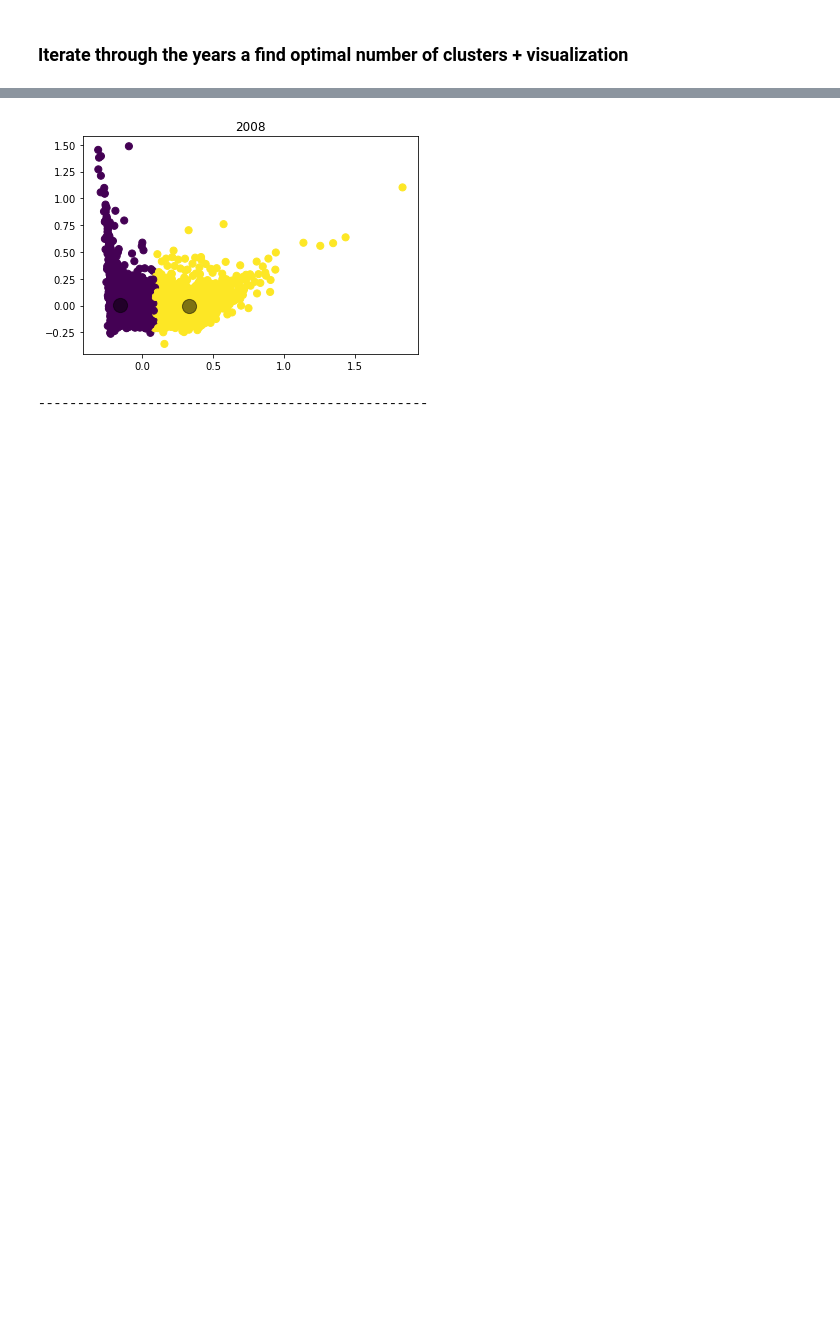
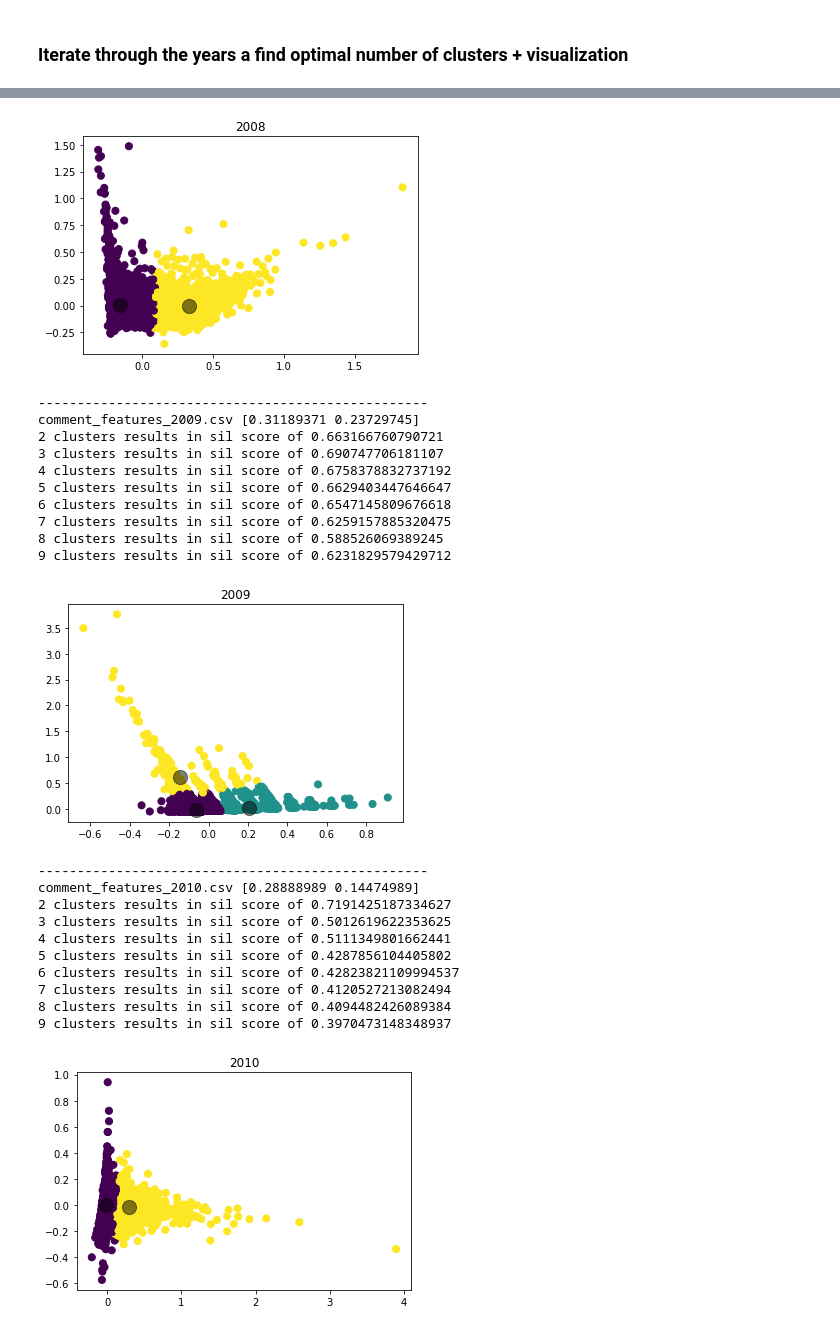
Before and after one commit to jweisman11a/pft_capstone, a Jupyter notebook: clustering/comment_monthly_cluster.ipynb, the cells around one changed output, grey strips where cells are left out. Drawn from its saved outputs; the diff is of its cells as text; code cells hidden in the pictures; blank space fills up the shorter version.

```diff
--- a/clustering/comment_monthly_cluster.ipynb
+++ b/clustering/comment_monthly_cluster.ipynb
@@ -44,33 +44,56 @@ for year in commentor_years:
     np.random.seed(42)
     commentors_pca = pca.fit_transform(commentors_rescaled)
     best = 0
+    highest_sil = 0
     for i in range(2,10):
         cluster = KMeans(n_clusters=i, random_state=42)
         cluster_labels = cluster.fit_predict(commentors_pca)
         silhouettee_avg = silhouette_score(commentors_pca, cluster_labels, random_state=42)
-        if silhouettee_avg > best:
+        if silhouettee_avg > highest_sil:
+            highest_sil = silhouettee_avg
             best = i
         print(f'{i} clusters results in sil score of {silhouettee_avg}')
 
     # Visualize clusters w/ centers
     cluster = KMeans(n_clusters=best, random_state=42)
     y_kmeans = cluster.fit_predict(commentors_pca)
     plt.scatter(commentors_pca[:, 0], commentors_pca[:, 1], c=y_kmeans, s=50, cmap='viridis')
     centers = cluster.cluster_centers_
     plt.scatter(centers[:, 0], centers[:, 1], c='black', s=200, alpha=0.5)
     plt.title(year[-8:-4])
     plt.show()
 
     print('-' * 50)
 # %% [output]
 comment_features_2008.csv [0.41905519 0.12678593]
 2 clusters results in sil score of 0.610219134656607
 3 clusters results in sil score of 0.5532547445299478
 4 clusters results in sil score of 0.5201263317306722
 5 clusters results in sil score of 0.4688508012090544
 6 clusters results in sil score of 0.46665271276388975
 7 clusters results in sil score of 0.45888844455917743
 8 clusters results in sil score of 0.41660667325759604
 9 clusters results in sil score of 0.4219035279317407
 [figure]
 --------------------------------------------------
+comment_features_2009.csv [0.31189371 0.23729745]
+2 clusters results in sil score of 0.663166760790721
+3 clusters results in sil score of 0.690747706181107
+4 clusters results in sil score of 0.6758378832737192
+5 clusters results in sil score of 0.6629403447646647
+6 clusters results in sil score of 0.6547145809676618
+7 clusters results in sil score of 0.6259157885320475
+8 clusters results in sil score of 0.588526069389245
+9 clusters results in sil score of 0.6231829579429712
+[figure, added]
+--------------------------------------------------
+comment_features_2010.csv [0.28888989 0.14474989]
+2 clusters results in sil score of 0.7191425187334627
+3 clusters results in sil score of 0.5012619622353625
+4 clusters results in sil score of 0.5111349801662441
+5 clusters results in sil score of 0.4287856104405802
+6 clusters results in sil score of 0.42823821109994537
+7 clusters results in sil score of 0.4120527213082494
+8 clusters results in sil score of 0.4094482426089384
+9 clusters results in sil score of 0.3970473148348937
+[figure, added]
```
Also changed, not shown: parts of 1 cell of this notebook.
